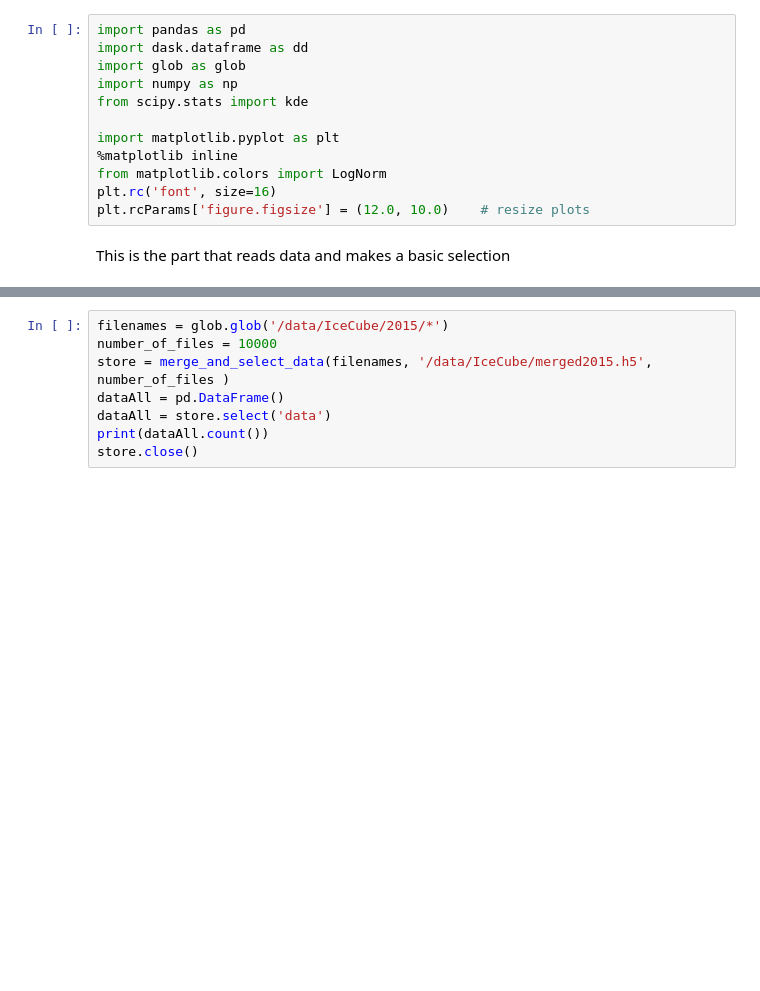
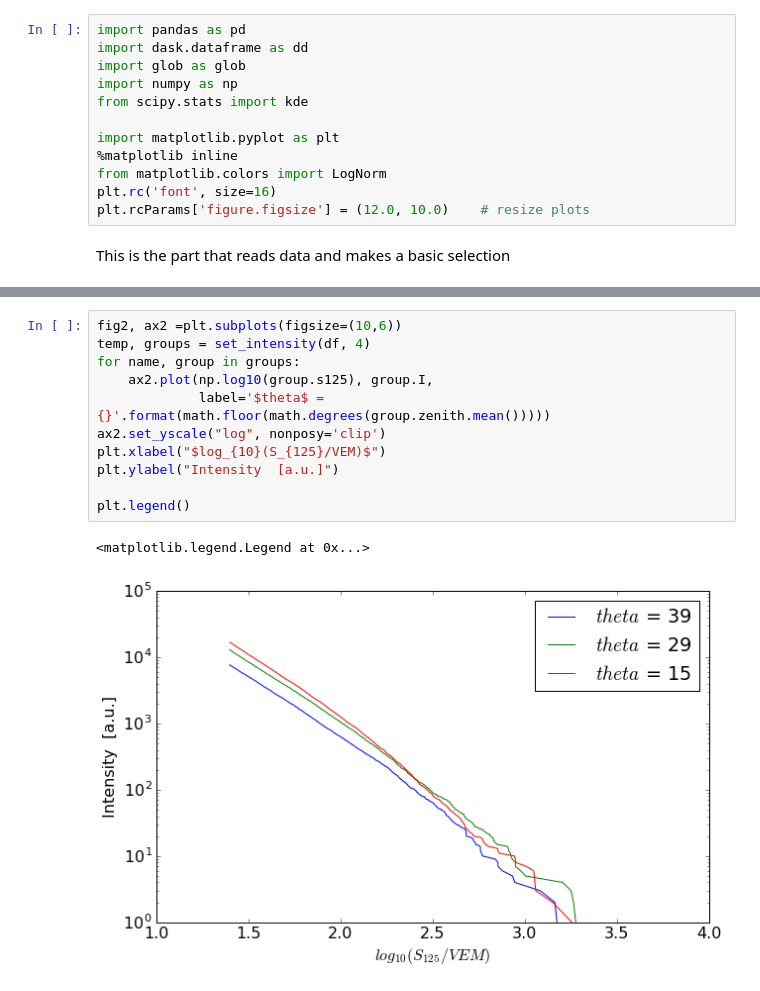
Before and after one commit to njohnsto/stage, a Jupyter notebook: ReadData.ipynb, the cells around one changed output, grey strips where cells are left out. Cells and saved outputs as stored; diff of their text form; blank space fills up the shorter version.

```diff
--- a/ReadData.ipynb
+++ b/ReadData.ipynb
@@ -127,8 +101,14 @@ print("s38 = %f + %f - %f\n"%(s38_mcmc[0],s38_mcmc[1],s38_mcmc[2]))
-# %%
-filenames = glob.glob('/data/IceCube/2015/*')
-number_of_files = 10000
-store = merge_and_select_data(filenames, '/data/IceCube/merged2015.h5', number_of_files )
-dataAll = pd.DataFrame()
-dataAll = store.select('data')
-print(dataAll.count())
-store.close()
+# %%
+fig2, ax2 =plt.subplots(figsize=(10,6))
+temp, groups = set_intensity(df, 4)
+for name, group in groups:
+    ax2.plot(np.log10(group.s125), group.I,
+             label='$theta$ = {}'.format(math.floor(math.degrees(group.zenith.mean()))))
+ax2.set_yscale("log", nonposy='clip')
+plt.xlabel("$log_{10}(S_{125}/VEM)$")
+plt.ylabel("Intensity  [a.u.]")
+
+plt.legend()
+# %% [output]
+<matplotlib.legend.Legend at 0x...>
+[figure, added]
```
Also changed, not shown: parts of 11 cells of this notebook, 5 other files.
